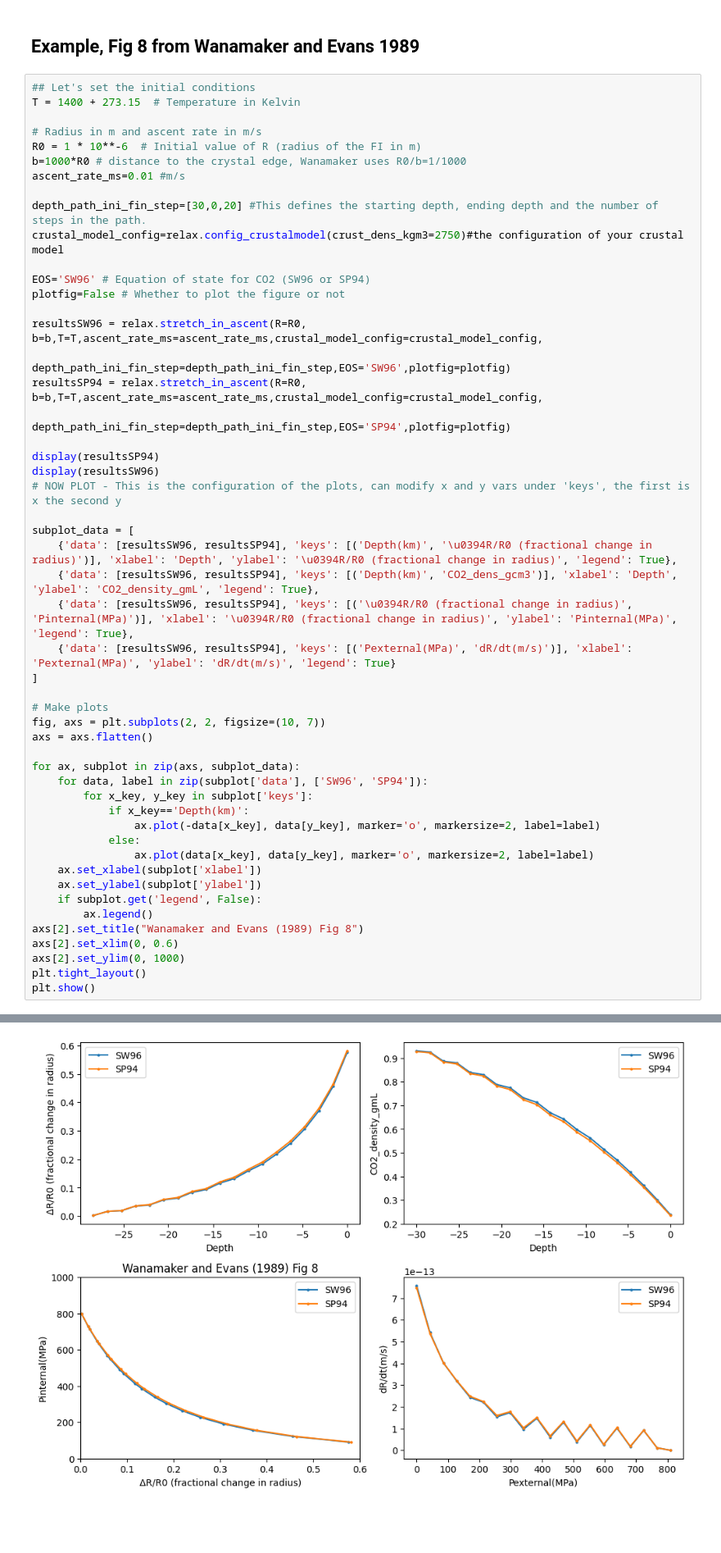
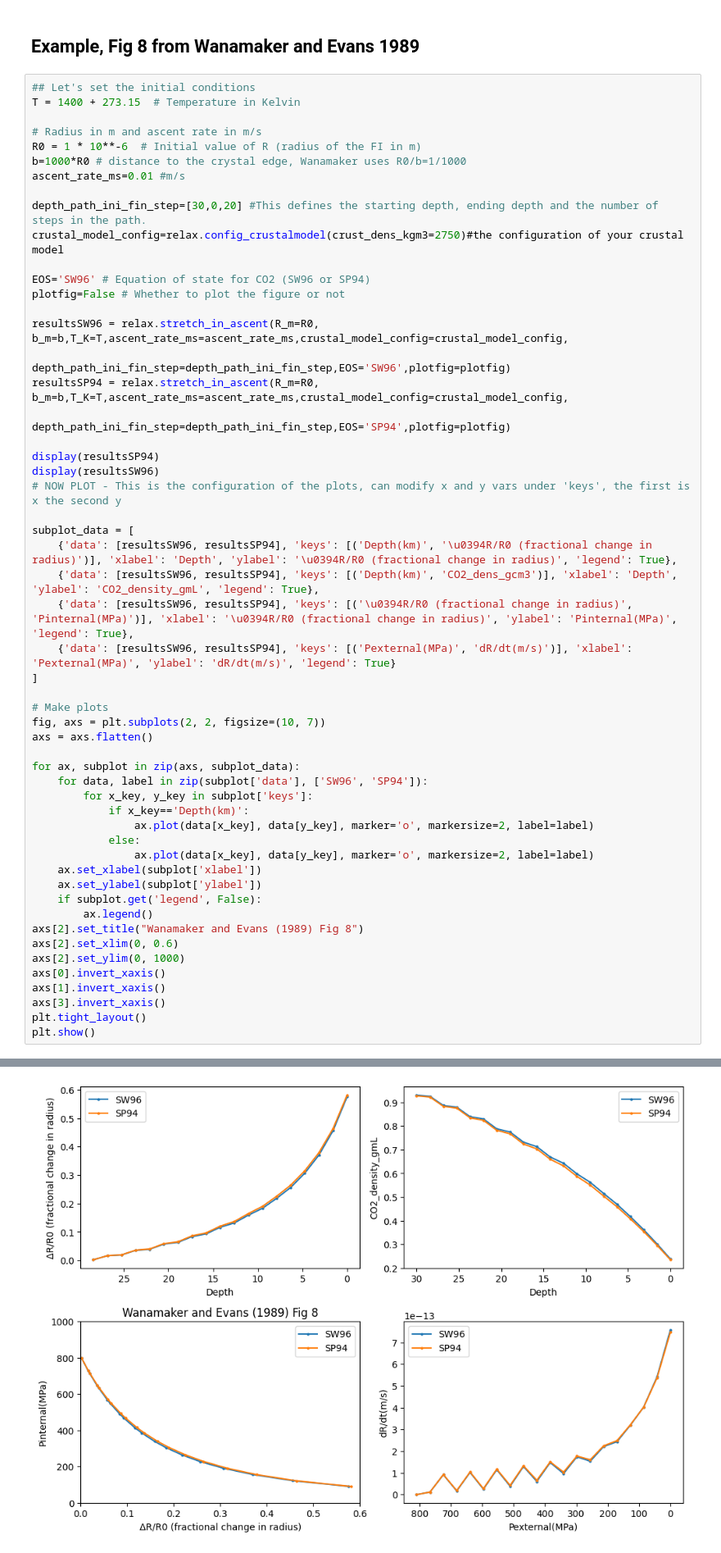
Before and after one commit to cljdevitre/FIstretch, a Jupyter notebook: docs/source/Examples/Wanamaker_model_example.ipynb, the cells around one changed output, grey strips where cells are left out. Shown at 82% size. Saved outputs shown, nothing was run; the diff lists cells and outputs as text; blank space fills up the shorter version.

```diff
--- a/docs/source/Examples/Wanamaker_model_example.ipynb
+++ b/docs/source/Examples/Wanamaker_model_example.ipynb
@@ -79,9 +79,9 @@ crustal_model_config=relax.config_crustalmodel(crust_dens_kgm3=2750)#the configu
 EOS='SW96' # Equation of state for CO2 (SW96 or SP94)
 plotfig=False # Whether to plot the figure or not
 
-resultsSW96 = relax.stretch_in_ascent(R=R0, b=b,T=T,ascent_rate_ms=ascent_rate_ms,crustal_model_config=crustal_model_config,
+resultsSW96 = relax.stretch_in_ascent(R_m=R0, b_m=b,T_K=T,ascent_rate_ms=ascent_rate_ms,crustal_model_config=crustal_model_config,
                                                  depth_path_ini_fin_step=depth_path_ini_fin_step,EOS='SW96',plotfig=plotfig)
-resultsSP94 = relax.stretch_in_ascent(R=R0, b=b,T=T,ascent_rate_ms=ascent_rate_ms,crustal_model_config=crustal_model_config,
+resultsSP94 = relax.stretch_in_ascent(R_m=R0, b_m=b,T_K=T,ascent_rate_ms=ascent_rate_ms,crustal_model_config=crustal_model_config,
                                                  depth_path_ini_fin_step=depth_path_ini_fin_step,EOS='SP94',plotfig=plotfig)
 
 display(resultsSP94)
@@ -103,7 +103,7 @@ for ax, subplot in zip(axs, subplot_data):
     for data, label in zip(subplot['data'], ['SW96', 'SP94']):
         for x_key, y_key in subplot['keys']:
             if x_key=='Depth(km)':
-                ax.plot(-data[x_key], data[y_key], marker='o', markersize=2, label=label)
+                ax.plot(data[x_key], data[y_key], marker='o', markersize=2, label=label)
             else:
                 ax.plot(data[x_key], data[y_key], marker='o', markersize=2, label=label)
     ax.set_xlabel(subplot['xlabel'])
@@ -113,6 +113,9 @@ for ax, subplot in zip(axs, subplot_data):
 axs[2].set_title("Wanamaker and Evans (1989) Fig 8")
 axs[2].set_xlim(0, 0.6)
 axs[2].set_ylim(0, 1000)
+axs[0].invert_xaxis()
+axs[1].invert_xaxis()
+axs[3].invert_xaxis()
 plt.tight_layout()
 plt.show()
 # %% [output]
@@ -123,34 +126,34 @@ plt.show()
 | 3 | 4.736842e+05 | 3 | 157894.736842 | 681.536842 | 716.817777 | 1.851318e-14 | 1.019310 | ... |
 | 4 | 6.315789e+05 | 4 | 157894.736842 | 638.940789 | 649.894363 | 1.040974e-13 | 1.035746 | ... |
 | 5 | 7.894737e+05 | 5 | 157894.736842 | 596.344737 | 633.767595 | 2.747294e-14 | 1.040084 | ... |
 | 6 | 9.473684e+05 | 6 | 157894.736842 | 553.748684 | 571.184708 | 1.171408e-13 | 1.058580 | ... |
 | 7 | 1.105263e+06 | 7 | 157894.736842 | 511.152632 | 550.753709 | 4.237659e-14 | 1.065271 | ... |
 | 8 | 1.263158e+06 | 8 | 157894.736842 | 468.556579 | 493.415518 | 1.321885e-13 | 1.086143 | ... |
 | 9 | 1.421053e+06 | 9 | 157894.736842 | 425.960526 | 467.906976 | 6.617173e-14 | 1.096591 | ... |
 | ... | ... | ... | ... | ... | ... | ... | ... | ... |
 | 15 | 2.368421e+06 | 15 | 157894.736842 | 170.384211 | 227.991623 | 2.480374e-13 | 1.264587 | ... |
 | 16 | 2.526316e+06 | 16 | 157894.736842 | 127.788158 | 190.739955 | 3.207595e-13 | 1.315233 | ... |
 | 17 | 2.684211e+06 | 17 | 157894.736842 | 85.192105 | 155.433466 | 4.024152e-13 | 1.378772 | ... |
 | 18 | 2.842105e+06 | 18 | 157894.736842 | 42.596053 | 121.633698 | 5.368188e-13 | 1.463533 | ... |
 | 19 | 3.000000e+06 | 19 | 157894.736842 | 0.000000 | 90.179996 | 7.471906e-13 | 1.581510 | ... |
 |  | Time(s) | Step | dt(s) | Pexternal(MPa) | Pinternal(MPa) | dR/dt(m/s) | Fi_radius(μm) | ... |
 | 0 | 0.000000e+00 | 0 | 0.000000 | 809.325000 | 809.325000 | 0.000000e+00 | 1.000000 | ... |
 | 1 | 1.578947e+05 | 1 | 157894.736842 | 766.728947 | 799.600074 | 1.163351e-14 | 1.001837 | ... |
 | 2 | 3.157895e+05 | 2 | 157894.736842 | 724.132895 | 728.515036 | 9.135134e-14 | 1.016261 | ... |
 | 3 | 4.736842e+05 | 3 | 157894.736842 | 681.536842 | 716.381965 | 1.682210e-14 | 1.018917 | ... |
 | 4 | 6.315789e+05 | 4 | 157894.736842 | 638.940789 | 648.525083 | 1.019758e-13 | 1.035018 | ... |
 | 5 | 7.894737e+05 | 5 | 157894.736842 | 596.344737 | 633.266438 | 2.500913e-14 | 1.038967 | ... |
 | 6 | 9.473684e+05 | 6 | 157894.736842 | 553.748684 | 569.584084 | 1.143969e-13 | 1.057030 | ... |
 | 7 | 1.105263e+06 | 7 | 157894.736842 | 511.152632 | 550.260632 | 3.839114e-14 | 1.063092 | ... |
 | 8 | 1.263158e+06 | 8 | 157894.736842 | 468.556579 | 491.799656 | 1.290887e-13 | 1.083474 | ... |
 | 9 | 1.421053e+06 | 9 | 157894.736842 | 425.960526 | 467.474652 | 6.049020e-14 | 1.093025 | ... |
 | ... | ... | ... | ... | ... | ... | ... | ... | ... |
 | 15 | 2.368421e+06 | 15 | 157894.736842 | 170.384211 | 228.010829 | 2.432258e-13 | 1.256471 | ... |
 | 16 | 2.526316e+06 | 16 | 157894.736842 | 127.788158 | 190.945123 | 3.188972e-13 | 1.306823 | ... |
 | 17 | 2.684211e+06 | 17 | 157894.736842 | 85.192105 | 155.897373 | 4.026163e-13 | 1.370394 | ... |
 | 18 | 2.842105e+06 | 18 | 157894.736842 | 42.596053 | 122.277432 | 5.414551e-13 | 1.455887 | ... |
 | 19 | 3.000000e+06 | 19 | 157894.736842 | 0.000000 | 90.863396 | 7.574943e-13 | 1.575491 | ... |
-[figure, old version]
+[figure, new version]
 # %% [markdown]
 ## We can also model the stretching of an FI at constant external Pressure (i.e., during storage or quenching)
 # %%
```
Also changed, not shown: parts of 6 cells of this notebook, 1 other file.
